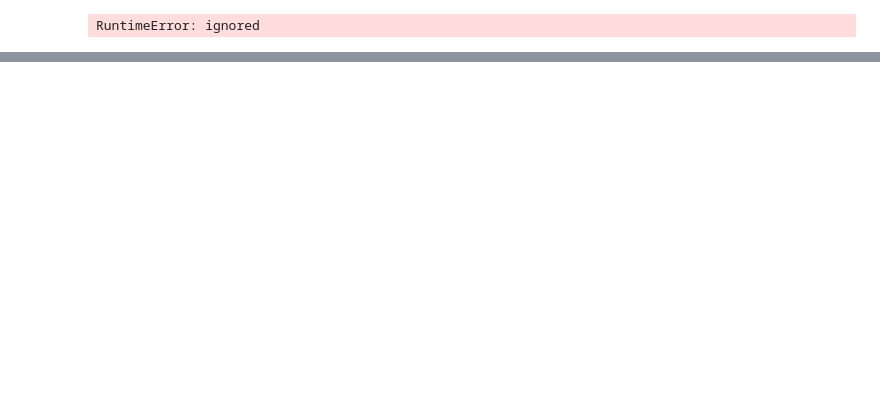
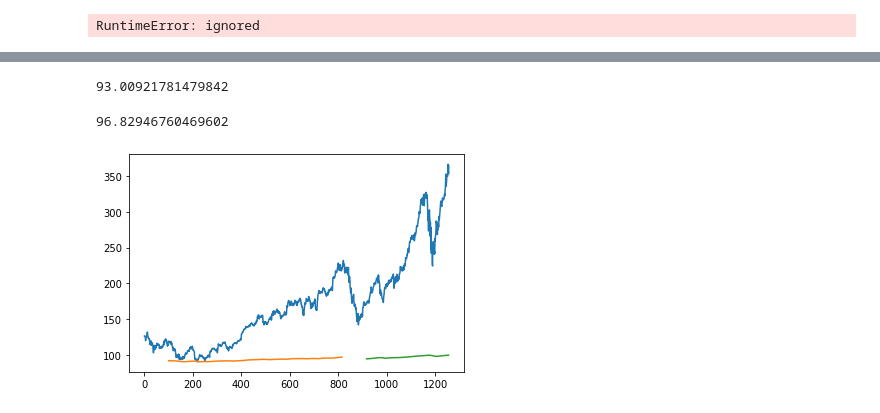
Before and after one commit to sidoncode/StockPrice-DeepLearning-Python, a Jupyter notebook: app2.ipynb, the cells around one changed output, grey strips where cells are left out. Saved outputs shown, nothing was run; the diff lists cells and outputs as text; code cells hidden in the pictures; blank space fills up the shorter version.

```diff
--- a/app2.ipynb
+++ b/app2.ipynb
@@ -353,0 +360,28 @@ print(test_predict)
+# %%
+
+import math
+from sklearn.metrics import mean_squared_error
+math.sqrt(mean_squared_error(y_train,train_predict))
+# %% [output]
+93.00921781479842
+# %%
+
+math.sqrt(mean_squared_error(y_test,test_predict))
+# %% [output]
+96.82946760469602
+# %%
+look_back=100
+trainPredictPlot = numpy.empty_like(df1)
+trainPredictPlot[:, :] = np.nan
+trainPredictPlot[look_back:len(train_predict)+look_back, :] = train_predict
+# shift test predictions for plotting
+testPredictPlot = numpy.empty_like(df1)
+testPredictPlot[:, :] = numpy.nan
+testPredictPlot[len(train_predict)+(look_back*2)+1:len(df1)-1, :] = test_predict
+# plot baseline and predictions
+plt.plot(scaler.inverse_transform(df1))
+plt.plot(trainPredictPlot)
+plt.plot(testPredictPlot)
+plt.show()
+# %% [output]
+[figure, added]
```
Also changed, not shown: parts of 26 cells of this notebook.
